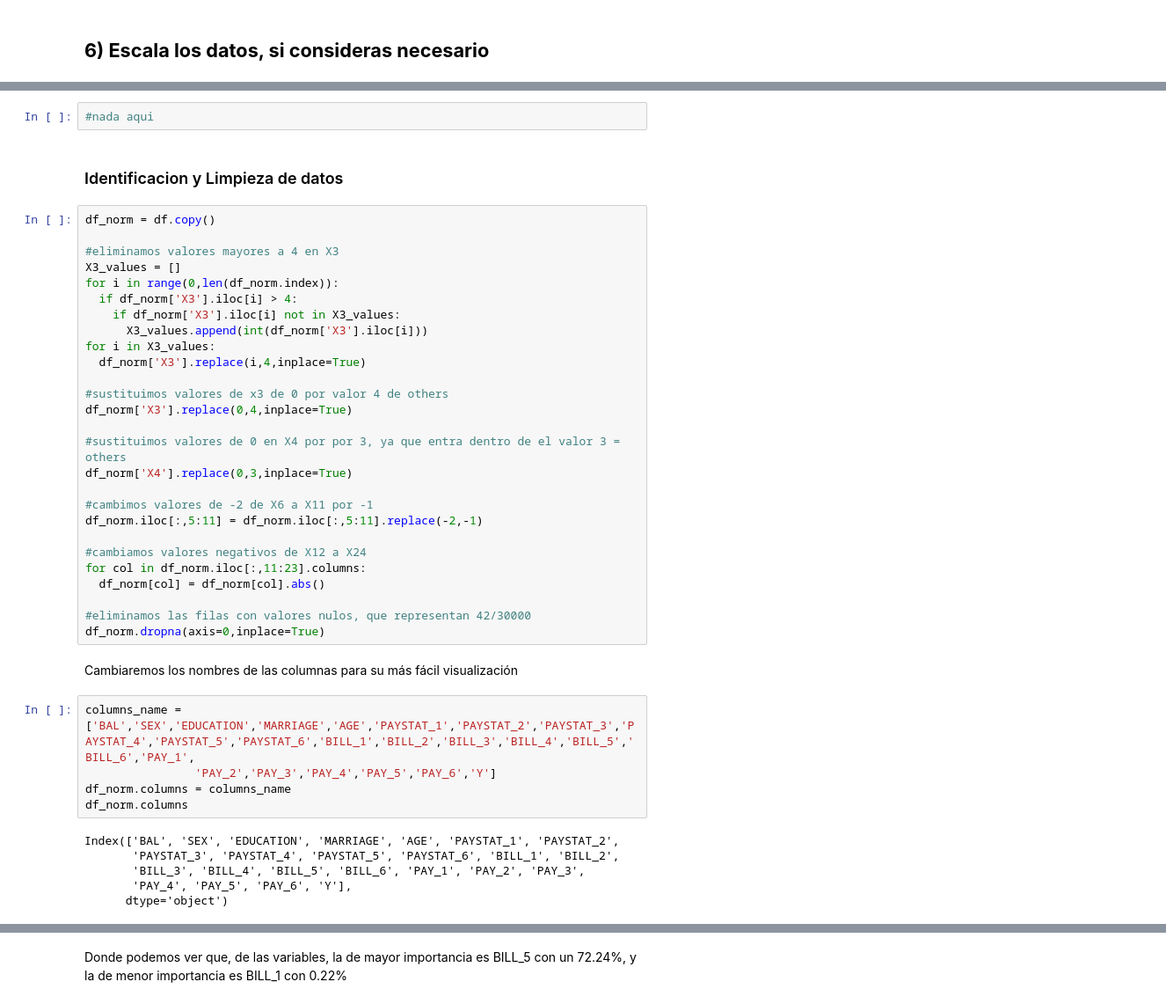
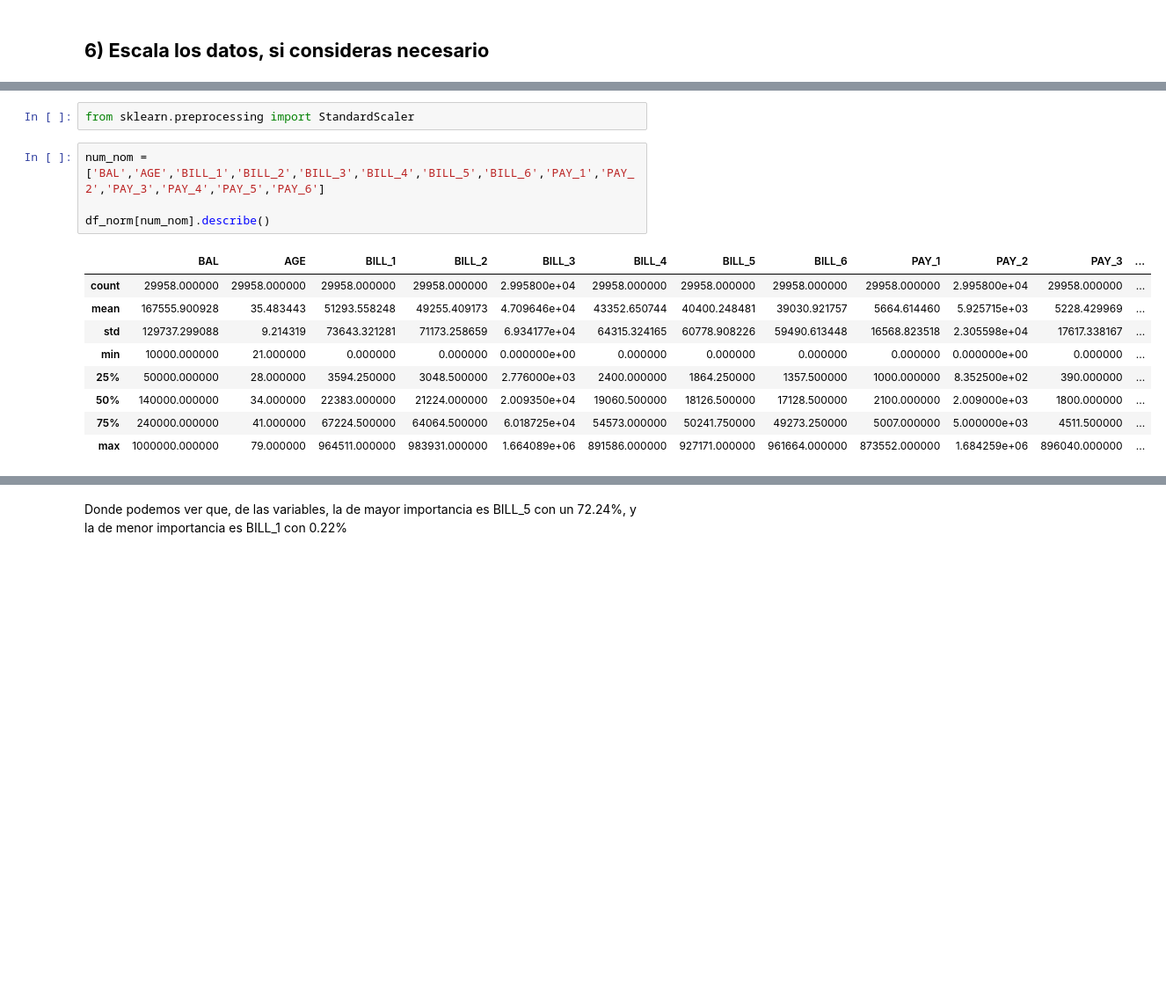
Before and after one commit to PosgradoMNA/actividades-de-aprendizaje-gerardoaaron_castanedajaramillo, a Jupyter notebook: Actividad Semanal -- 6.ipynb, the cells around one changed output, grey strips where cells are left out. Shown at 88% size. Drawn from its saved outputs; the diff is of its cells as text; blank space fills up the shorter version.

```diff
--- a/Actividad Semanal -- 6.ipynb
+++ b/Actividad Semanal -- 6.ipynb
@@ -273,44 +208,16 @@ for k in range(0,14):
-# %%
-#nada aqui
-# %% [markdown]
-### Identificacion y Limpieza de datos
-# %%
-df_norm = df.copy()
-
-#eliminamos valores mayores a 4 en X3
-X3_values = []
-for i in range(0,len(df_norm.index)):
-  if df_norm['X3'].iloc[i] > 4:
-    if df_norm['X3'].iloc[i] not in X3_values:
-      X3_values.append(int(df_norm['X3'].iloc[i]))
-for i in X3_values:
-  df_norm['X3'].replace(i,4,inplace=True)
-
-#sustituimos valores de x3 de 0 por valor 4 de others
-df_norm['X3'].replace(0,4,inplace=True)
-
-#sustituimos valores de 0 en X4 por por 3, ya que entra dentro de el valor 3 = others
-df_norm['X4'].replace(0,3,inplace=True)
-
-#cambimos valores de -2 de X6 a X11 por -1
-df_norm.iloc[:,5:11] = df_norm.iloc[:,5:11].replace(-2,-1)
-
-#cambiamos valores negativos de X12 a X24
-for col in df_norm.iloc[:,11:23].columns:
-  df_norm[col] = df_norm[col].abs()
-
-#eliminamos las filas con valores nulos, que representan 42/30000
-df_norm.dropna(axis=0,inplace=True)
-# %% [markdown]
-Cambiaremos los nombres de las columnas para su más fácil visualización
+# %%
+from sklearn.preprocessing import StandardScaler
 # %%
-columns_name = ['BAL','SEX','EDUCATION','MARRIAGE','AGE','PAYSTAT_1','PAYSTAT_2','PAYSTAT_3','PAYSTAT_4','PAYSTAT_5','PAYSTAT_6','BILL_1','BILL_2','BILL_3','BILL_4','BILL_5','BILL_6','PAY_1',
-                'PAY_2','PAY_3','PAY_4','PAY_5','PAY_6','Y']
-df_norm.columns = columns_name
-df_norm.columns
+num_nom = ['BAL','AGE','BILL_1','BILL_2','BILL_3','BILL_4','BILL_5','BILL_6','PAY_1','PAY_2','PAY_3','PAY_4','PAY_5','PAY_6']
+
+df_norm[num_nom].describe()
 # %% [output]
-Index(['BAL', 'SEX', 'EDUCATION', 'MARRIAGE', 'AGE', 'PAYSTAT_1', 'PAYSTAT_2',
-       'PAYSTAT_3', 'PAYSTAT_4', 'PAYSTAT_5', 'PAYSTAT_6', 'BILL_1', 'BILL_2',
-       'BILL_3', 'BILL_4', 'BILL_5', 'BILL_6', 'PAY_1', 'PAY_2', 'PAY_3',
-       'PAY_4', 'PAY_5', 'PAY_6', 'Y'],
-      dtype='object')
+|  | BAL | AGE | BILL_1 | BILL_2 | BILL_3 | BILL_4 | BILL_5 | BILL_6 | PAY_1 | PAY_2 | PAY_3 | ... |
+| count | 29958.000000 | 29958.000000 | 29958.000000 | 29958.000000 | 2.995800e+04 | 29958.000000 | 29958.000000 | 29958.000000 | 29958.000000 | 2.995800e+04 | 29958.000000 | ... |
+| mean | 167555.900928 | 35.483443 | 51293.558248 | 49255.409173 | 4.709646e+04 | 43352.650744 | 40400.248481 | 39030.921757 | 5664.614460 | 5.925715e+03 | 5228.429969 | ... |
+| std | 129737.299088 | 9.214319 | 73643.321281 | 71173.258659 | 6.934177e+04 | 64315.324165 | 60778.908226 | 59490.613448 | 16568.823518 | 2.305598e+04 | 17617.338167 | ... |
+| min | 10000.000000 | 21.000000 | 0.000000 | 0.000000 | 0.000000e+00 | 0.000000 | 0.000000 | 0.000000 | 0.000000 | 0.000000e+00 | 0.000000 | ... |
+| 25% | 50000.000000 | 28.000000 | 3594.250000 | 3048.500000 | 2.776000e+03 | 2400.000000 | 1864.250000 | 1357.500000 | 1000.000000 | 8.352500e+02 | 390.000000 | ... |
+| 50% | 140000.000000 | 34.000000 | 22383.000000 | 21224.000000 | 2.009350e+04 | 19060.500000 | 18126.500000 | 17128.500000 | 2100.000000 | 2.009000e+03 | 1800.000000 | ... |
+| 75% | 240000.000000 | 41.000000 | 67224.500000 | 64064.500000 | 6.018725e+04 | 54573.000000 | 50241.750000 | 49273.250000 | 5007.000000 | 5.000000e+03 | 4511.500000 | ... |
+| max | 1000000.000000 | 79.000000 | 964511.000000 | 983931.000000 | 1.664089e+06 | 891586.000000 | 927171.000000 | 961664.000000 | 873552.000000 | 1.684259e+06 | 896040.000000 | ... |
```
Also changed, not shown: parts of 50 cells of this notebook.
